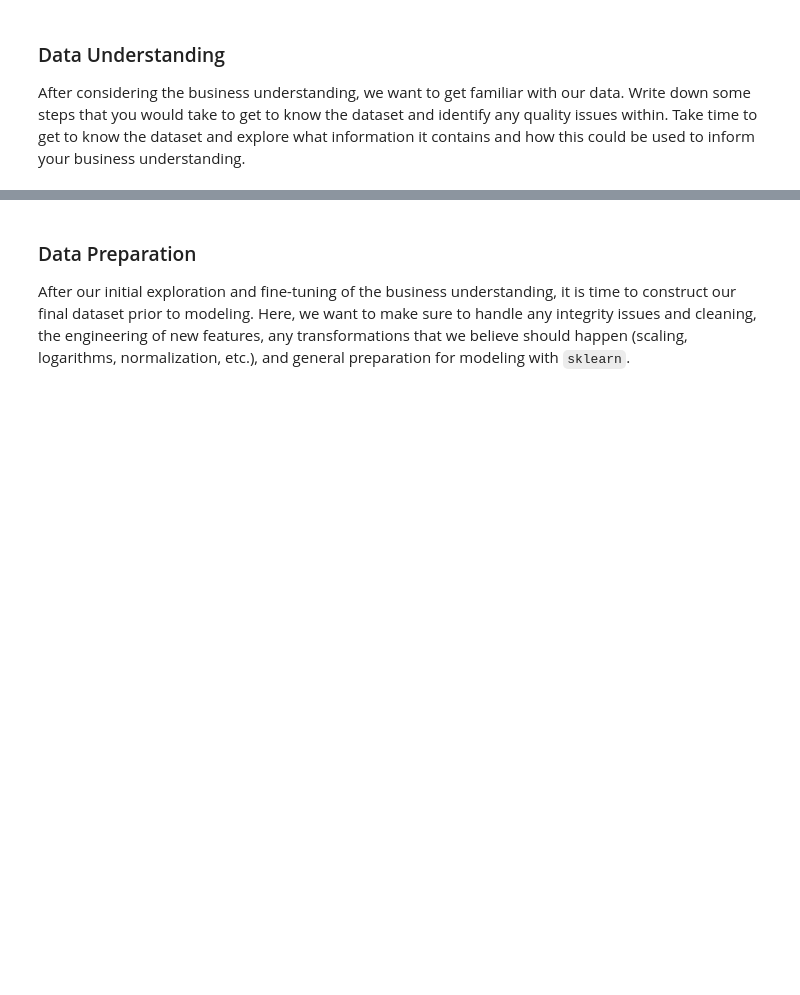
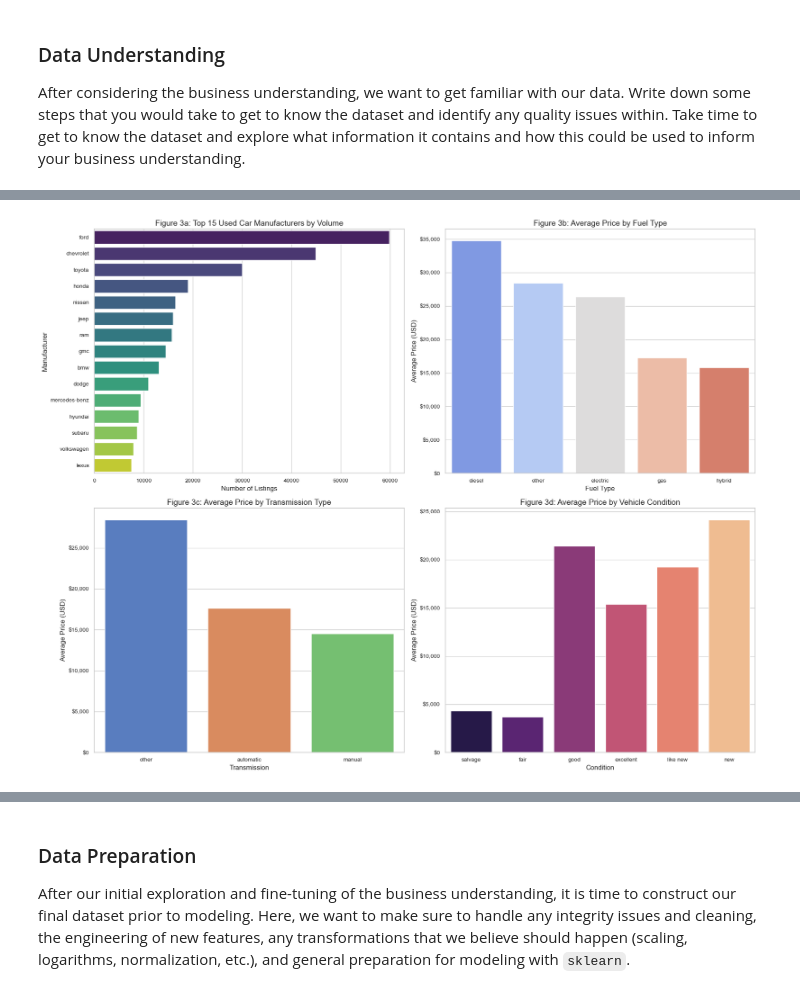
Before and after one commit to siraj-ahmed-cal/practical-application-2, a Jupyter notebook: prompt_II.ipynb, the cells around one changed output, grey strips where cells are left out. Saved outputs shown, nothing was run; the diff lists cells and outputs as text; code cells hidden in the pictures; blank space fills up the shorter version.

```diff
--- a/prompt_II.ipynb
+++ b/prompt_II.ipynb
@@ -59,0 +262,65 @@ After considering the business understanding, we want to get familiar with our d
+# %%
+# Set up a 2x2 panel of categorical distributions and average prices
+fig, axes = plt.subplots(2, 2, figsize=(18, 14))
+
+# Top 15 Manufacturers by Listing Volume
+top_manufacturers = df_viz['manufacturer'].value_counts().head(15).index
+sns.countplot(data=df_viz[df_viz['manufacturer'].isin(top_manufacturers)],
+              y='manufacturer',
+              order=top_manufacturers,
+              ax=axes[0, 0],
+              palette='viridis',
+              legend=False)
+axes[0, 0].set_title('Figure 3a: Top 15 Used Car Manufacturers by Volume')
+axes[0, 0].set_xlabel('Number of Listings')
+axes[0, 0].set_ylabel('Manufacturer')
+
+# Average Price by Fuel Type
+avg_price_fuel = df_viz.groupby('fuel')['price'].mean().sort_values(ascending=False).index
+sns.barplot(data=df_viz,
+            x='fuel',
+            y='price',
+            ax=axes[0, 1],
+            errorbar=None,
+            order=avg_price_fuel,
+            palette='coolwarm',
+            legend=False)
+axes[0, 1].set_title('Figure 3b: Average Price by Fuel Type')
+axes[0, 1].set_xlabel('Fuel Type')
+axes[0, 1].set_ylabel('Average Price (USD)')
+axes[0, 1].yaxis.set_major_formatter(plt.FuncFormatter(lambda y, loc: f"${int(y):,}"))
+
+# Average Price by Transmission Type
+avg_price_trans = df_viz.groupby('transmission')['price'].mean().sort_values(ascending=False).index
+sns.barplot(data=df_viz,
+            x='transmission',
+            y='price',
+            ax=axes[1, 0],
+            errorbar=None,
+            order=avg_price_trans,
+            hue='transmission',
+            legend=False)
+axes[1, 0].set_title('Figure 3c: Average Price by Transmission Type')
+axes[1, 0].set_xlabel('Transmission')
+axes[1, 0].set_ylabel('Average Price (USD)')
+axes[1, 0].yaxis.set_major_formatter(plt.FuncFormatter(lambda y, loc: f"${int(y):,}"))
+
+# 4. Average Price by Condition
+condition_order = ['salvage', 'fair', 'good', 'excellent', 'like new', 'new']
+sns.barplot(data=df_viz,
+            x='condition',
+            y='price',
+            ax=axes[1, 1],
+            errorbar=None,
+            order=condition_order,
+            palette='magma',
+            legend=False)
+axes[1, 1].set_title('Figure 3d: Average Price by Vehicle Condition')
+axes[1, 1].set_xlabel('Condition')
+axes[1, 1].set_ylabel('Average Price (USD)')
+axes[1, 1].yaxis.set_major_formatter(plt.FuncFormatter(lambda y, loc: f"${int(y):,}"))
+
+plt.tight_layout()
+plt.show()
+# %% [output]
+[figure, added]
```
Also changed, not shown: parts of 11 cells of this notebook.
